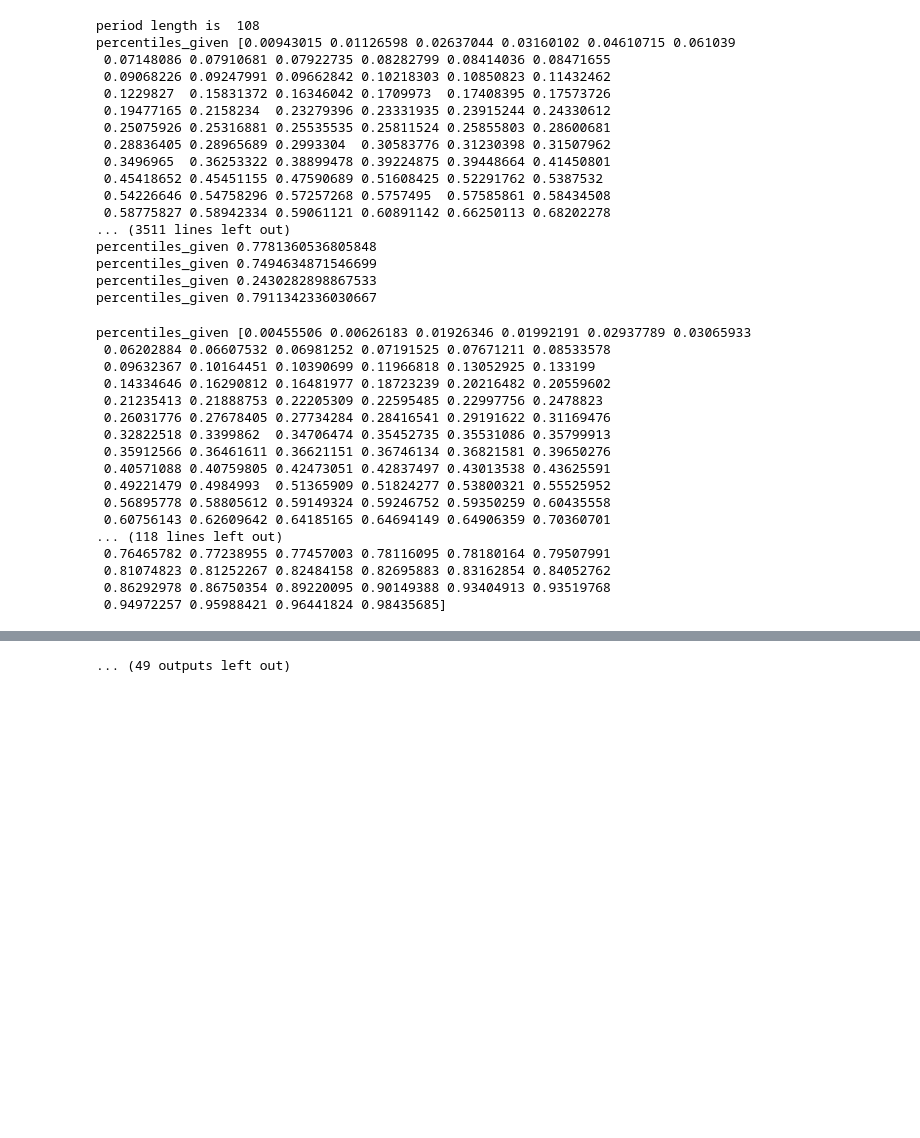
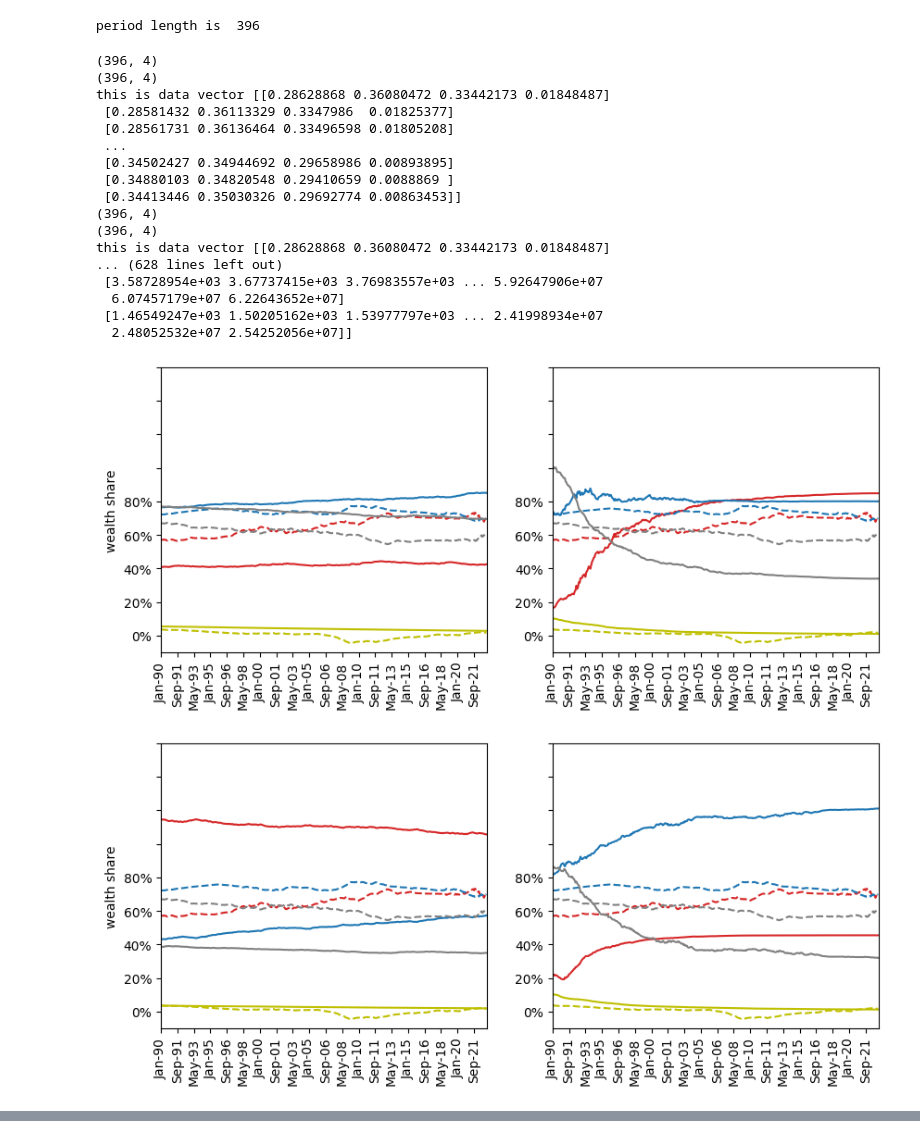
Before and after one commit to yannickoswald/real_time_ineq_abm, a Jupyter notebook: rtabm/run_both_models_n_times_and_compute_error_jupyter.ipynb, the cells around one changed output, grey strips where cells are left out. Drawn from its saved outputs; the diff is of its cells as text; code cells hidden in the pictures; blank space fills up the shorter version.

```diff
--- a/rtabm/run_both_models_n_times_and_compute_error_jupyter.ipynb
+++ b/rtabm/run_both_models_n_times_and_compute_error_jupyter.ipynb
@@ -15,8 +15,8 @@ from benchmarking_error_simple import benchmarking_error_simple
 
 #%% benchmarking fangraph of both models
 
-start_year = 2002
-end_year = 2010
+start_year = 1990
+end_year = 2022
 
 # Define the period length should be end_year + 1 because you want to include start and final year in the period
 period_length = ((end_year+1)-start_year)*12
@@ -37,10 +37,13 @@ model_params2 = {"population_size": 100,
                 "adaptive_sensitivity": 0.02,
                 "uncertainty_para": 0}
 
-enkf1 = prepare_enkf(Model1, model_params1, uncertainty_obs = 0.5, ensemble_size=30, macro_state_dim=4, filter_freq=500)
-enkf2 = prepare_enkf(Model2, model_params2, uncertainty_obs = 0.5, ensemble_size=30, macro_state_dim=4, filter_freq=500)
-run_enkf(enkf1, start_year, end_year, filter_freq = 500)
-run_enkf(enkf2, start_year, end_year, filter_freq = 500)
+
+### set filter frequency so high that it is not used
+
+enkf1 = prepare_enkf(Model1, model_params1, uncertainty_obs = 0.5, ensemble_size=30, macro_state_dim=4, filter_freq=1000)
+enkf2 = prepare_enkf(Model2, model_params2, uncertainty_obs = 0.5, ensemble_size=30, macro_state_dim=4, filter_freq=1000)
+run_enkf(enkf1, start_year, end_year, filter_freq = 1000)
+run_enkf(enkf2, start_year, end_year, filter_freq = 1000)
 
 #### RUN BENCHMARK CLASS FROM ABOVE WHICH IS DIFFERENT FROM THE PREPARE ENKF
 benchmark = benchmarking_error_simple(30, distribution_model1 = "exponential_pareto", distribution_model2 = "exponential_pareto")
@@ -67,64 +70,50 @@ benchmark.plot_graph(ax4)
 
 ###EXTRAS
 #AX0
 ax0.text(0,0.85, 'A', fontsize = 12)
 ax0.text(40,0.85, 'Model 1', fontsize = 12)
 
 #AX1
 ax1.legend(loc=(1.05, -0.15), frameon = False)
 ax1.text(0,0.85, 'B', fontsize = 12)
 ax1.text(40,0.85, 'Model 2', fontsize = 12)
 
 #AX2
 ax2.text(0,1.05, 'C', fontsize = 12)
 ax2.set_yticklabels(['0%', '20%', '40%', '60%', '80%', '100%'])
 ax2.text(40,1.05, 'Model 1', fontsize = 12)
 
 #AX3
 ax3.set_yticklabels(['0%', '20%', '40%', '60%', '80%', '100%'])
 ax3.text(0,1.05, 'D', fontsize = 12)
 ax3.text(40, 1.05, 'Model 2', fontsize = 12)
 
 #AX4
 # Get the limits
 x_min, x_max = ax4.get_xlim()
 y_min, y_max = ax4.get_ylim()
 ax4.text(0,y_max+0.01, 'E', fontsize = 12)
 plt.tight_layout()
 plt.savefig('fig2.png', dpi = 300)
 plt.show()
 # %% [output]
-period length is  108
-percentiles_given [0.00943015 0.01126598 0.02637044 0.03160102 0.04610715 0.061039
- 0.07148086 0.07910681 0.07922735 0.08282799 0.08414036 0.08471655
- 0.09068226 0.09247991 0.09662842 0.10218303 0.10850823 0.11432462
- 0.1229827  0.15831372 0.16346042 0.1709973  0.17408395 0.17573726
- 0.19477165 0.2158234  0.23279396 0.23331935 0.23915244 0.24330612
- 0.25075926 0.25316881 0.25535535 0.25811524 0.25855803 0.28600681
- 0.28836405 0.28965689 0.2993304  0.30583776 0.31230398 0.31507962
- 0.3496965  0.36253322 0.38899478 0.39224875 0.39448664 0.41450801
- 0.45418652 0.45451155 0.47590689 0.51608425 0.52291762 0.5387532
- 0.54226646 0.54758296 0.57257268 0.5757495  0.57585861 0.58434508
- 0.58775827 0.58942334 0.59061121 0.60891142 0.66250113 0.68202278
-... (3511 lines left out)
-percentiles_given 0.7781360536805848
-percentiles_given 0.7494634871546699
-percentiles_given 0.2430282898867533
-percentiles_given 0.7911342336030667
+period length is  396
-percentiles_given [0.00455506 0.00626183 0.01926346 0.01992191 0.02937789 0.03065933
- 0.06202884 0.06607532 0.06981252 0.07191525 0.07671211 0.08533578
- 0.09632367 0.10164451 0.10390699 0.11966818 0.13052925 0.133199
- 0.14334646 0.16290812 0.16481977 0.18723239 0.20216482 0.20559602
- 0.21235413 0.21888753 0.22205309 0.22595485 0.22997756 0.2478823
- 0.26031776 0.27678405 0.27734284 0.28416541 0.29191622 0.31169476
- 0.32822518 0.3399862  0.34706474 0.35452735 0.35531086 0.35799913
- 0.35912566 0.36461611 0.36621151 0.36746134 0.36821581 0.39650276
- 0.40571088 0.40759805 0.42473051 0.42837497 0.43013538 0.43625591
- 0.49221479 0.4984993  0.51365909 0.51824277 0.53800321 0.55525952
- 0.56895778 0.58805612 0.59149324 0.59246752 0.59350259 0.60435558
- 0.60756143 0.62609642 0.64185165 0.64694149 0.64906359 0.70360701
-... (118 lines left out)
- 0.76465782 0.77238955 0.77457003 0.78116095 0.78180164 0.79507991
- 0.81074823 0.81252267 0.82484158 0.82695883 0.83162854 0.84052762
- 0.86292978 0.86750354 0.89220095 0.90149388 0.93404913 0.93519768
- 0.94972257 0.95988421 0.96441824 0.98435685]
+(396, 4)
+(396, 4)
+this is data vector [[0.28628868 0.36080472 0.33442173 0.01848487]
+ [0.28581432 0.36113329 0.3347986  0.01825377]
+ [0.28561731 0.36136464 0.33496598 0.01805208]
+ ...
+ [0.34502427 0.34944692 0.29658986 0.00893895]
+ [0.34880103 0.34820548 0.29410659 0.0088869 ]
+ [0.34413446 0.35030326 0.29692774 0.00863453]]
+(396, 4)
+(396, 4)
+this is data vector [[0.28628868 0.36080472 0.33442173 0.01848487]
+... (628 lines left out)
+ [3.58728954e+03 3.67737415e+03 3.76983557e+03 ... 5.92647906e+07
+  6.07457179e+07 6.22643652e+07]
+ [1.46549247e+03 1.50205162e+03 1.53977797e+03 ... 2.41998934e+07
+  2.48052532e+07 2.54252056e+07]]
+[figure, added]
+[figure, added]
@@ -301 +128,0 @@ percentiles_given [0.00277822 0.00716821 0.00892125 0.01305595 0.01943447 0.0301
-... (49 outputs left out)
```
Also changed, not shown: parts of 1 cell of this notebook, 8 other files.
